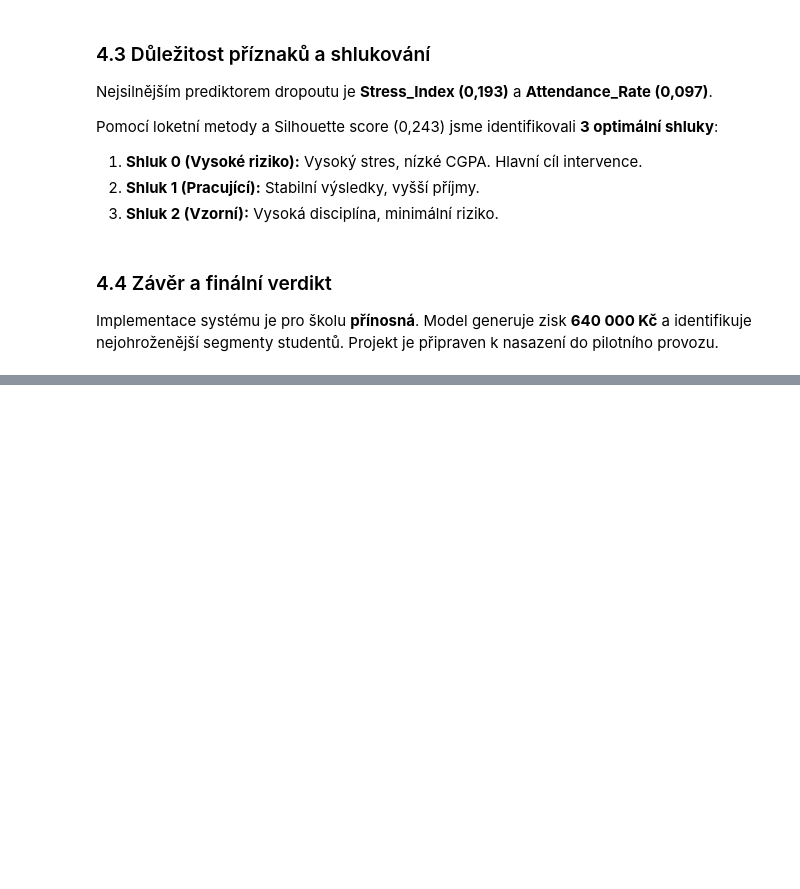
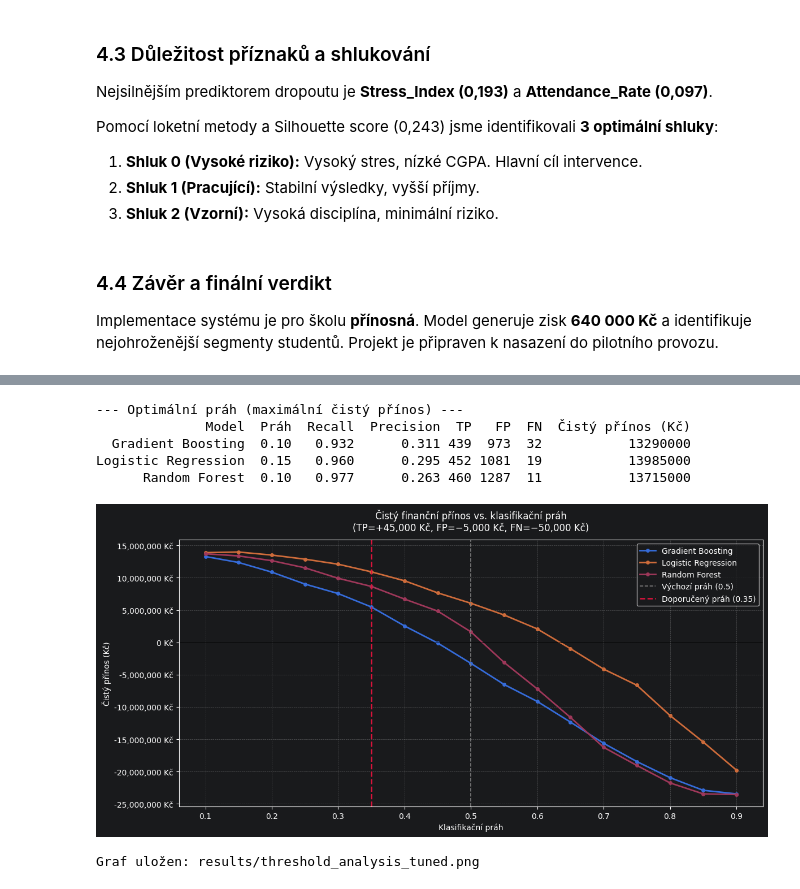
Before and after one commit to Student-dropout-ML/student-dropout-ml, a Jupyter notebook: notebooks/05-model-evaluation.ipynb, the cells around one changed output, grey strips where cells are left out. Cells and saved outputs as stored; diff of their text form; code cells hidden in the pictures; blank space fills up the shorter version.

```diff
--- a/notebooks/05-model-evaluation.ipynb
+++ b/notebooks/05-model-evaluation.ipynb
@@ -35,0 +151,55 @@ Implementace systému je pro školu **přínosná**. Model generuje zisk **640 0
+# %%
+thresholds  = np.arange(0.10, 0.91, 0.05)
+thresh_rows = []
+
+for name, model in tuned_models.items():
+    y_proba = model.predict_proba(X_test_prep)[:, 1]
+    for thresh in thresholds:
+        y_pred_t        = (y_proba >= thresh).astype(int)
+        cm              = confusion_matrix(y_test, y_pred_t, labels=[0, 1])
+        tn, fp, fn, tp  = cm.ravel()
+        net_value       = tp * BENEFIT_TP - fp * COST_FP - fn * COST_FN
+        recall          = tp / (tp + fn) if (tp + fn) > 0 else 0
+        precision       = tp / (tp + fp) if (tp + fp) > 0 else 0
+        thresh_rows.append({
+            'Model': name, 'Práh': round(thresh, 2),
+            'TP': tp, 'FP': fp, 'FN': fn, 'TN': tn,
+            'Recall': round(recall, 3), 'Precision': round(precision, 3),
+            'Čistý přínos (Kč)': net_value
+        })
+
+df_thresh = pd.DataFrame(thresh_rows)
+
+best_thresholds = df_thresh.loc[df_thresh.groupby('Model')['Čistý přínos (Kč)'].idxmax()]
+print("--- Optimální práh (maximální čistý přínos) ---")
+print(best_thresholds[['Model', 'Práh', 'Recall', 'Precision', 'TP', 'FP', 'FN', 'Čistý přínos (Kč)']].to_string(index=False))
+
+fig, ax = plt.subplots(figsize=(12, 6))
+for name, grp in df_thresh.groupby('Model'):
+    ax.plot(grp['Práh'], grp['Čistý přínos (Kč)'], marker='o', markersize=4, linewidth=2, label=name)
+
+ax.axvline(0.50, color='gray',    linestyle='--', linewidth=1.2, label='Výchozí práh (0.5)')
+ax.axvline(0.35, color='crimson', linestyle='--', linewidth=1.8, label='Doporučený práh (0.35)')
+ax.axhline(0,    color='black',   linewidth=0.7)
+ax.set_title(
+    f'Čistý finanční přínos vs. klasifikační práh\n'
+    f'(TP=+{BENEFIT_TP:,} Kč, FP=−{COST_FP:,} Kč, FN=−{COST_FN:,} Kč)',
+    fontsize=12, pad=12
+)
+ax.set_xlabel('Klasifikační práh')
+ax.set_ylabel('Čistý přínos (Kč)')
+ax.yaxis.set_major_formatter(plt.FuncFormatter(lambda x, _: f'{x:,.0f} Kč'))
+ax.legend()
+ax.grid(True, linestyle='--', alpha=0.4)
+plt.tight_layout()
+plt.savefig('../results/threshold_analysis_tuned.png', dpi=120, bbox_inches='tight')
+plt.show()
+print("Graf uložen: results/threshold_analysis_tuned.png")
+# %% [output]
+--- Optimální práh (maximální čistý přínos) ---
+              Model  Práh  Recall  Precision  TP   FP  FN  Čistý přínos (Kč)
+  Gradient Boosting  0.10   0.932      0.311 439  973  32           13290000
+Logistic Regression  0.15   0.960      0.295 452 1081  19           13985000
+      Random Forest  0.10   0.977      0.263 460 1287  11           13715000
+[figure, added]
+Graf uložen: results/threshold_analysis_tuned.png
```
Also changed, not shown: parts of 4 cells of this notebook, 15 other files.
